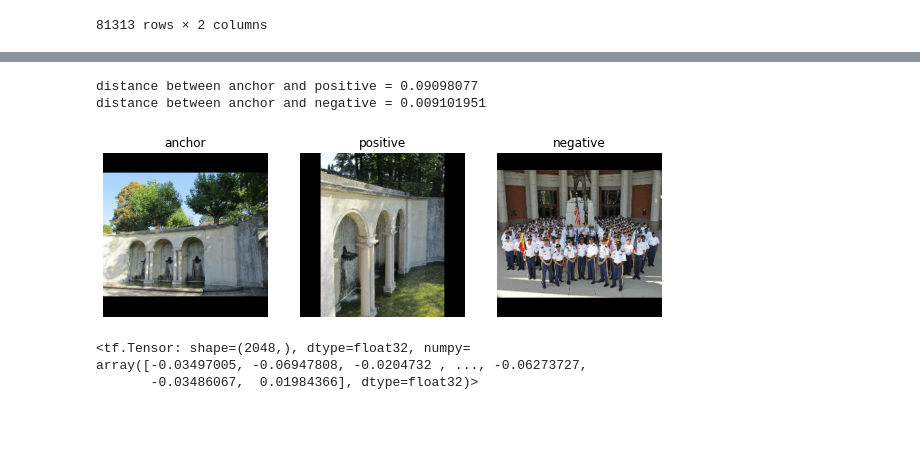
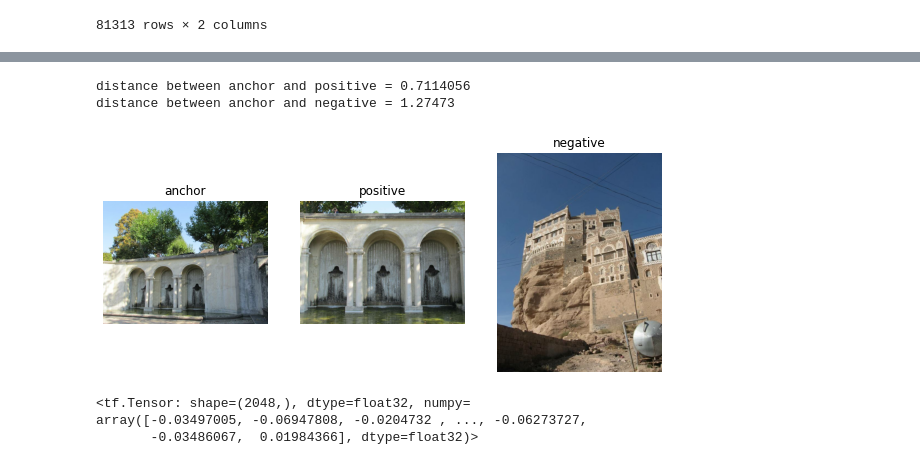
Before and after one commit to akensert/kaggle-landmark-retrieval-and-recognition-2020, a Jupyter notebook: src/notebooks/test_loading.ipynb, the cells around one changed output, grey strips where cells are left out. Cells and saved outputs as stored; diff of their text form; code cells hidden in the pictures; blank space fills up the shorter version.

```diff
--- a/src/notebooks/test_loading.ipynb
+++ b/src/notebooks/test_loading.ipynb
@@ -52,0 +62,26 @@ data
+# %%
+im1 = read_image(data.iloc[781].path.split(',')[0])
+im2 = read_image(data.iloc[781].path.split(',')[1])
+im3 = read_image(data.iloc[4003].path.split(',')[1])
+
+im1 = preprocess_input(
+        im1, config['input_size'][:2], config['pad_on_resize'])
+im2 = preprocess_input(
+        im2, config['input_size'][:2], config['pad_on_resize'])
+im3 = preprocess_input(
+        im3, config['input_size'][:2], config['pad_on_resize'])
+
+emb1 = tf.math.l2_normalize(model1(im1[tf.newaxis]), axis=1)[0]
+emb2 = tf.math.l2_normalize(model1(im2[tf.newaxis]), axis=1)[0]
+emb3 = tf.math.l2_normalize(model1(im3[tf.newaxis]), axis=1)[0]
+
+
+fig, axes = plt.subplots(1, 3, figsize=(10, 5))
+
+for lab, im, ax in zip(['anchor', 'positive', 'negative'], [im1, im2, im3], axes.reshape(-1)):
+    ax.imshow(im);
+    ax.set_title(lab)
+    ax.axis('off')
+
+print('distance between anchor and positive =', np.linalg.norm(emb1-emb2))
+print('distance between anchor and negative =', np.linalg.norm(emb1-emb3))
@@ -53,3 +92,3 @@ data
 # %%
-model_loaded = tf.saved_model.load('../../tmp/model/')
-f = model_loaded.signatures["serving_default"]
+served_model = tf.saved_model.load('../../tmp/model/')
+model2 = served_model.signatures["serving_default"]
@@ -56,25 +101,25 @@ f = model_loaded.signatures["serving_default"]
 # %%
-im1 = tf.cast(tf.image.resize_with_pad(read_image(data.iloc[4].path.split(',')[0]), 256, 256, method='bilinear'), tf.uint8)
-im2 = tf.cast(tf.image.resize_with_pad(read_image(data.iloc[4].path.split(',')[1]), 256, 256, method='bilinear'), tf.uint8)
-im3 = tf.cast(tf.image.resize_with_pad(read_image(data.iloc[444].path.split(',')[6]), 256, 256, method='bilinear'), tf.uint8)
+im1 = read_image(data.iloc[4].path.split(',')[0])
+im2 = read_image(data.iloc[4].path.split(',')[3])
+im3 = read_image(data.iloc[4003].path.split(',')[1])
 
-emb1 = f(input_image=im1)['global_descriptor']
-emb2 = f(input_image=im2)['global_descriptor']
-emb3 = f(input_image=im3)['global_descriptor']
+emb1 = model2(input_image=im1)['global_descriptor']
+emb2 = model2(input_image=im2)['global_descriptor']
+emb3 = model2(input_image=im3)['global_descriptor']
 
 fig, axes = plt.subplots(1, 3, figsize=(10, 5))
 
 for lab, im, ax in zip(['anchor', 'positive', 'negative'], [im1, im2, im3], axes.reshape(-1)):
     ax.imshow(im);
     ax.set_title(lab)
     ax.axis('off')
 
 print('distance between anchor and positive =', np.linalg.norm(emb1-emb2))
 print('distance between anchor and negative =', np.linalg.norm(emb1-emb3))
 # %% [output]
-distance between anchor and positive = 0.09098077
-distance between anchor and negative = 0.009101951
+distance between anchor and positive = 0.7114056
+distance between anchor and negative = 1.27473
-[figure, old version]
+[figure, new version]
 # %%
 emb1
 # %% [output]
```
Also changed, not shown: parts of 4 cells of this notebook, 4 other files.
